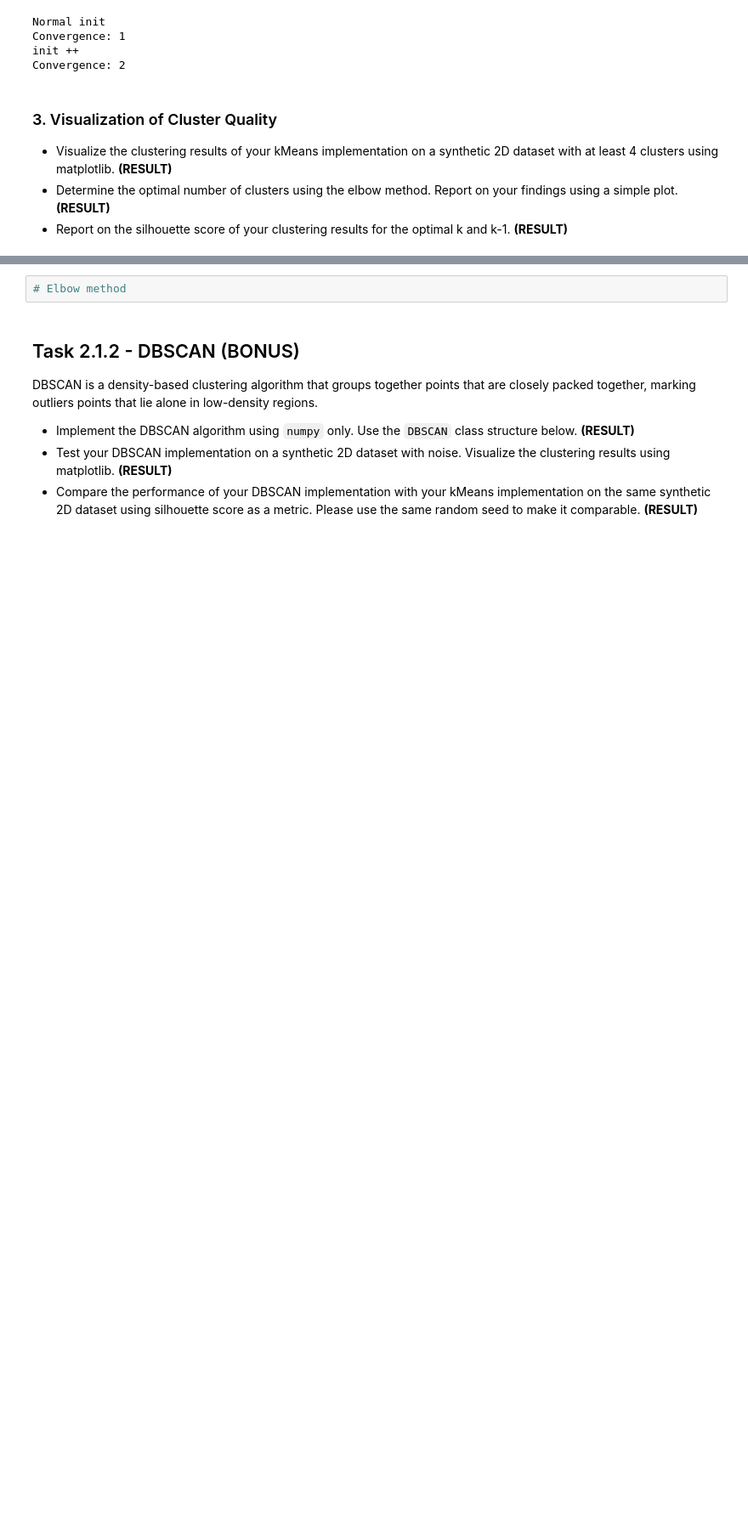
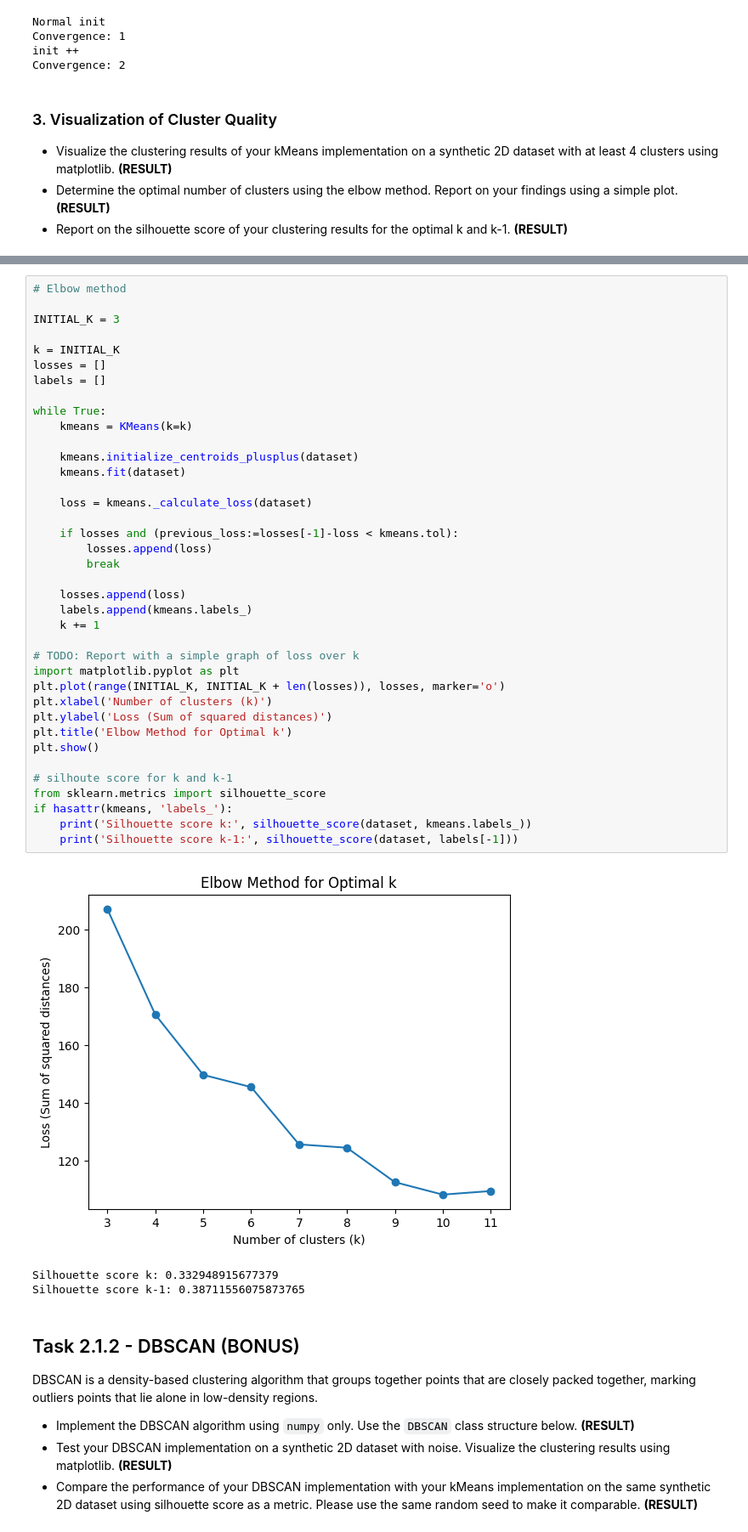
Before and after one commit to theRealProHacker/machine-learning, a Jupyter notebook: assignment02_1.ipynb, the cells around one changed output, grey strips where cells are left out. Shown at 85% size. Drawn from its saved outputs; the diff is of its cells as text; blank space fills up the shorter version.

```diff
--- a/assignment02_1.ipynb
+++ b/assignment02_1.ipynb
@@ -262,5 +254,45 @@ visualize_kmeans(dataset, kmeans)
-# %%
-# Elbow method
+# %%
+# Elbow method
+
+INITIAL_K = 3
+
+k = INITIAL_K
+losses = []
+labels = []
+
+while True:
+    kmeans = KMeans(k=k)
+
+    kmeans.initialize_centroids_plusplus(dataset)
+    kmeans.fit(dataset)
+
+    loss = kmeans._calculate_loss(dataset)
+
+    if losses and (previous_loss:=losses[-1]-loss < kmeans.tol):
+        losses.append(loss)
+        break
+
+    losses.append(loss)
+    labels.append(kmeans.labels_)
+    k += 1
+
+# TODO: Report with a simple graph of loss over k
+import matplotlib.pyplot as plt
+plt.plot(range(INITIAL_K, INITIAL_K + len(losses)), losses, marker='o')
+plt.xlabel('Number of clusters (k)')
+plt.ylabel('Loss (Sum of squared distances)')
+plt.title('Elbow Method for Optimal k')
+plt.show()
+
+# silhoute score for k and k-1
+from sklearn.metrics import silhouette_score
+if hasattr(kmeans, 'labels_'):
+    print('Silhouette score k:', silhouette_score(dataset, kmeans.labels_))
+    print('Silhouette score k-1:', silhouette_score(dataset, labels[-1]))
+# %% [output]
+[figure, added]
+Silhouette score k: 0.332948915677379
+Silhouette score k-1: 0.38711556075873765
 # %% [markdown]
 ## Task 2.1.2 - DBSCAN (BONUS)
 
```
Also changed, not shown: parts of 1 cell of this notebook, 1 other file.
